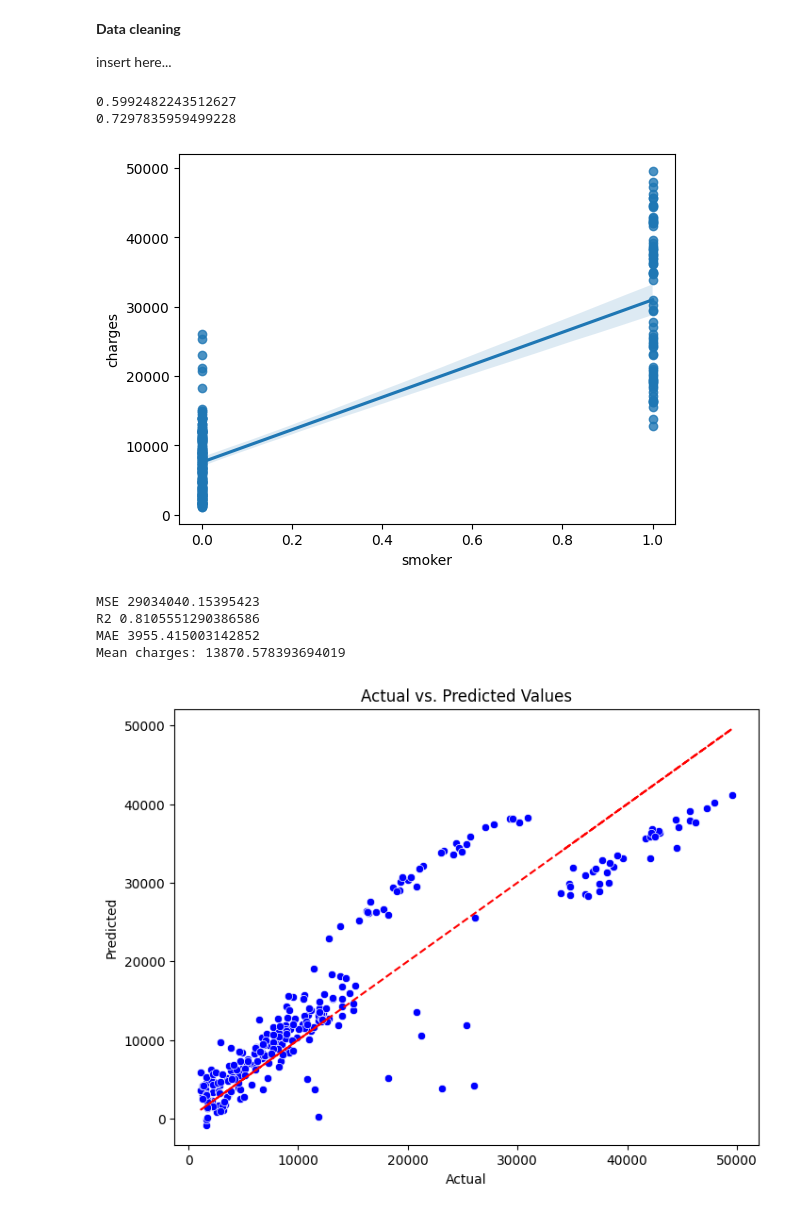
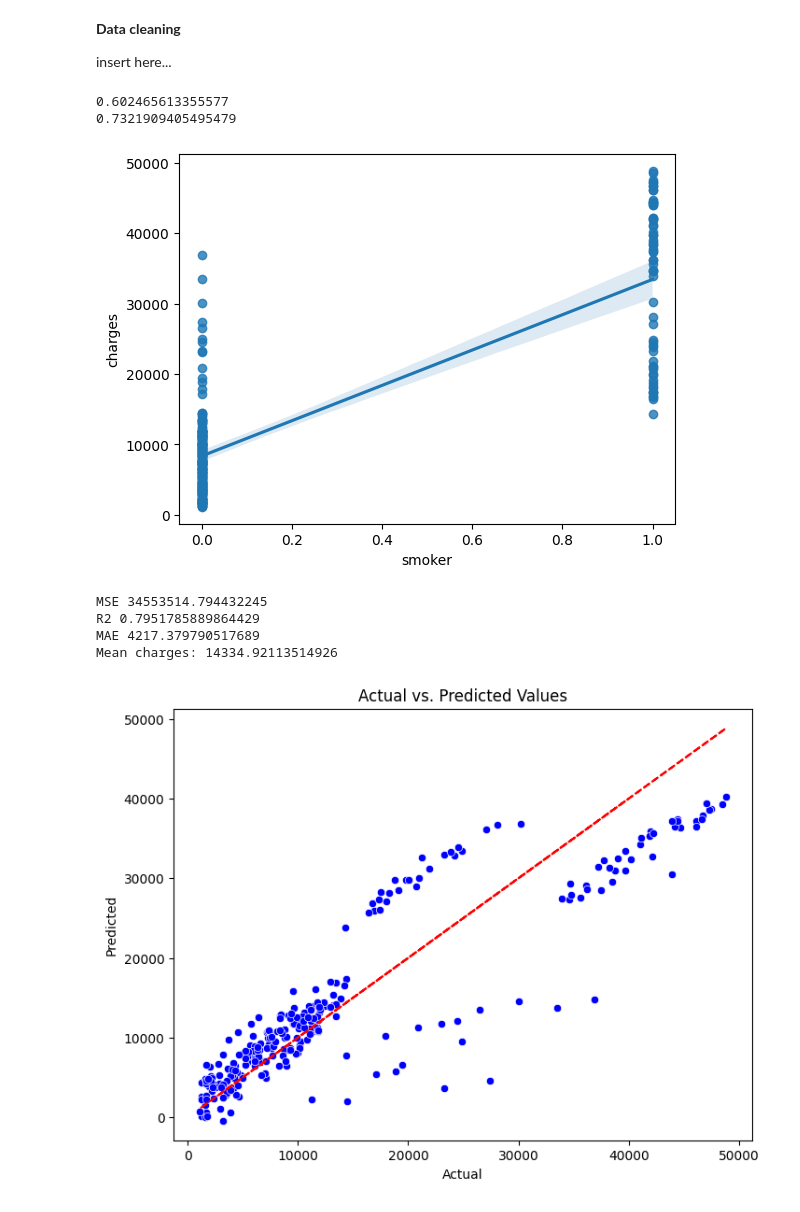
Before and after one commit to unit4216/boulder-super-learning, a Jupyter notebook: insurance.ipynb, the cells around one changed output. Cells and saved outputs as stored; diff of their text form; code cells hidden in the pictures.

Commit message:
added dropNA

```diff
--- a/insurance.ipynb
+++ b/insurance.ipynb
@@ -45,7 +45,8 @@ data = pd.read_csv('insurance.csv')
 insert here...
 # %%
 
-# todo drop NA rows
+# drop NaN rows (CSV has at least one empty row)
+data = data.dropna(how='all')
 
 
 # convert smoker to binary
@@ -81,38 +82,38 @@ print(multi_r2)
 
 # todo need to run the model on the test data and evaluate the results
 from sklearn.metrics import mean_squared_error, r2_score
 
 y_pred = multi_model.predict(X_test)
 # todo why is mse so high???
 y_test = X_test['charges']
 
 sns.regplot(x='smoker', y='charges', data=X_test)
 plt.show()
 
 mse = mean_squared_error(y_test, y_pred)
 r2 = r2_score(y_test, y_pred)
 mae = mean_absolute_error(y_test, y_pred)
 
 print(f'MSE {mse}')
 print(f'R2 {r2}')
 print(f'MAE {mae}')
 
 mean_charges = sum(y_test) / len(y_test)
 print(f'Mean charges: {mean_charges}')
 
 # results plot
 data = pd.DataFrame({    'Actual': y_test,    'Predicted': y_pred})
 plt.figure(figsize=(8, 6))
 sns.scatterplot(x='Actual', y='Predicted', data=data, marker='o', color='blue')
 plt.plot(data['Actual'], data['Actual'], 'r--')  # Red dashed line for perfect prediction
 plt.title('Actual vs. Predicted Values')
 plt.show()
 # %% [output]
-0.5992482243512627
-0.7297835959499228
+0.602465613355577
+0.7321909405495479
-[figure, old version]
+[figure, new version]
-MSE 29034040.15395423
-R2 0.8105551290386586
-MAE 3955.415003142852
-Mean charges: 13870.578393694019
+MSE 34553514.794432245
+R2 0.7951785889864429
+MAE 4217.379790517689
+Mean charges: 14334.92113514926
-[figure, old version]
+[figure, new version]
```
